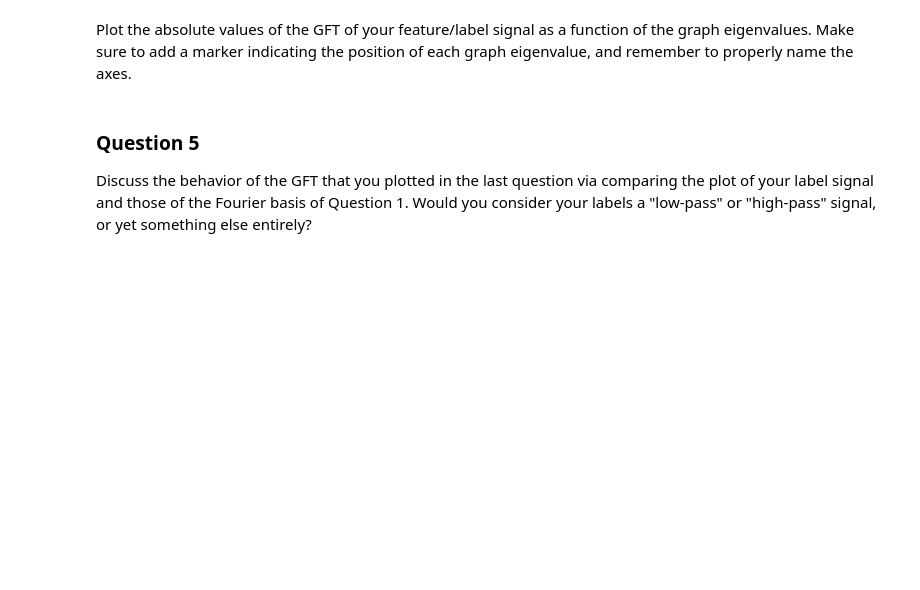
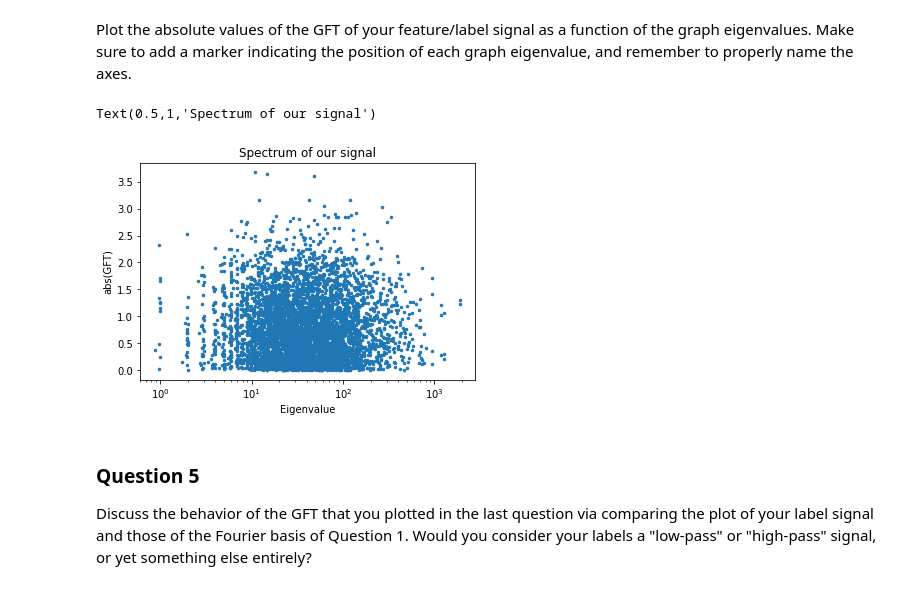
Before and after one commit to mattminder/ntds_24, a Jupyter notebook: Milestone_4/4_graph_signal_processing.ipynb, the cells around one changed output. Drawn from its saved outputs; the diff is of its cells as text; code cells hidden in the pictures; blank space fills up the shorter version.

```diff
--- a/Milestone_4/4_graph_signal_processing.ipynb
+++ b/Milestone_4/4_graph_signal_processing.ipynb
@@ -206,10 +206,10 @@ What can you observe in terms of local variations when comparing the basis vecto
 Implement a function that returns the Graph Fourier Transform (GFT) of a given vector $x \in \mathbb{R}^{N},$ with respect to your graph, and a function that computes the corresponding inverse GFT (iGFT).
 # %%
 def GFT(x):
-    return U.transpose@x
+    return U.transpose().dot(x)
 
 def iGFT(x):
-    return U@x
+    return U.dot(x)
 # %% [markdown]
 ### Question 4
 
@@ -232,3 +236,13 @@ Plot the absolute values of the GFT of your feature/label signal as a function o
+# %%
+signal_fourier=abs(GFT(signal))
+plt.plot(eigenvalues,signal_fourier,'.',markersize=5)
+plt.xlabel('Eigenvalue')
+plt.ylabel('abs(GFT)')
+plt.xscale('log')
+plt.title('Spectrum of our signal')
+# %% [output]
+Text(0.5,1,'Spectrum of our signal')
+[figure, added]
 # %% [markdown]
 ### Question 5
 
```
Also changed, not shown: parts of 3 cells of this notebook.
